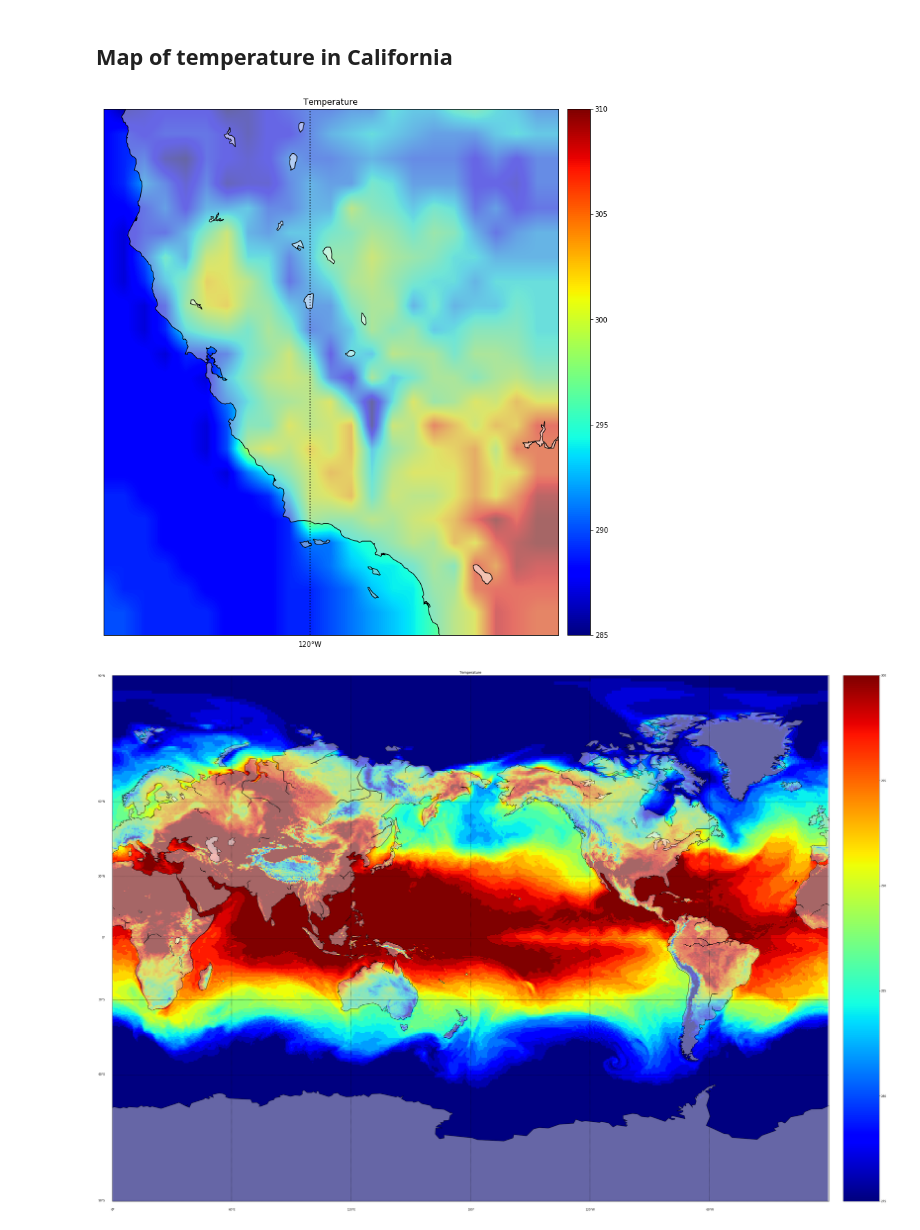
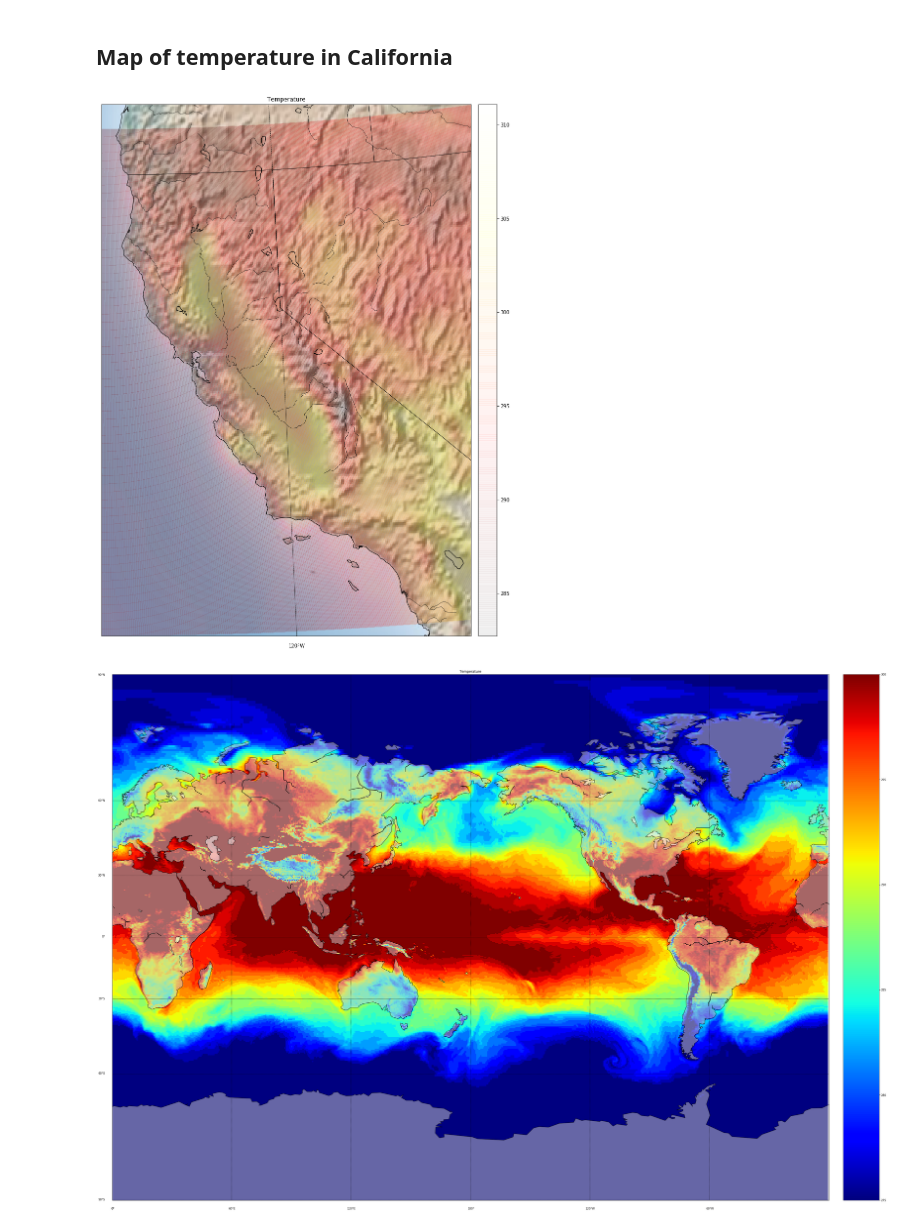
Before and after one commit to johmathe/baroque_octopus, a Jupyter notebook: cali_weather.ipynb, the cells around one changed output. Cells and saved outputs as stored; diff of their text form; code cells hidden in the pictures.

```diff
--- a/cali_weather.ipynb
+++ b/cali_weather.ipynb
@@ -25,55 +25,56 @@ data = grbs.select(name='Temperature')[37]['values']
 # %% [markdown]
 ## Map of temperature in California
 # %%
-##### import matplotlib
+import matplotlib
 %matplotlib inline
 from mpl_toolkits.basemap import Basemap
 import numpy as np
 import matplotlib.pyplot as plt
 import os
 import scipy.interpolate as interpolate
-
-
-m=Basemap(projection='mill',
-          lat_ts=10,
-          llcrnrlon=cal_bbox['west'],
-          urcrnrlon=cal_bbox['east'],
-          llcrnrlat=cal_bbox['south'],
-          urcrnrlat=cal_bbox['north'],
-          resolution='i')
 
 # convert the lat/lon values to x/y projections.
 lats = np.arange(cal_bbox['north'], cal_bbox['south'], -0.5)
 lons = np.arange(cal_bbox['west'], cal_bbox['east'], 0.5)
 
 lats_interp = np.arange(cal_bbox['south'], cal_bbox['north'], 0.01)
 lons_interp = np.arange(cal_bbox['west'], cal_bbox['east'], 0.01)
 
 x, y = m(*np.meshgrid(lons_interp,lats_interp))
-plt.figure(figsize=(18,14))
+plt.figure(figsize=(18,20))
 
 cal_data = data[noaa_ids['north']:noaa_ids['south'],
                 noaa_ids['west']:noaa_ids['east']]
-f = interpolate.interp2d(lons, lats, cal_data, kind='linear')
-cal_data_interp = f(lons_interp, lats_interp)
-m.pcolormesh(x, y, cal_data_interp, shading='flat', cmap=plt.cm.jet)
-m.colorbar(location='right')
+lonlat2temp = interpolate.interp2d(lons, lats, cal_data, kind='cubic')
+cal_data_interp = lonlat2temp(lons_interp, lats_interp)
 
 
-# Add a coastline and axis values.
+m=Basemap(projection='cass',
+          lat_ts=10,
+          lat_0 = cal_bbox['north'],
+          lon_0 = cal_bbox['west'],
+          llcrnrlon=cal_bbox['west'],
+          urcrnrlon=cal_bbox['east'],
+          llcrnrlat=cal_bbox['south'],
+          urcrnrlat=cal_bbox['north'],
+          resolution='i')
+
+m.drawstates()
+m.drawlsmask()
+m.drawrivers()
 m.drawcoastlines()
-m.fillcontinents(alpha=0.5)
-m.drawmapboundary()
-m.bluemarble()
+m.shadedrelief()
 m.drawparallels(np.arange(-90.,120.,30.),labels=[1,0,0,0])
 m.drawmeridians(np.arange(-180.,180.,60.),labels=[0,0,0,1])
+m.pcolormesh(x, y, cal_data_interp, shading='flat', cmap=plt.cm.hot,alpha=0.05)
+m.colorbar(location='right')
 
 # Add a colorbar and title, and then show the plot.
 
 plt.title('Temperature')
 plt.show()
 # %% [output]
-[figure, old version]
+[figure, new version]
 # %%
 world_bbox = {'north': 90, 'south': -90, 'east': 0, 'west': 360}
 
```
